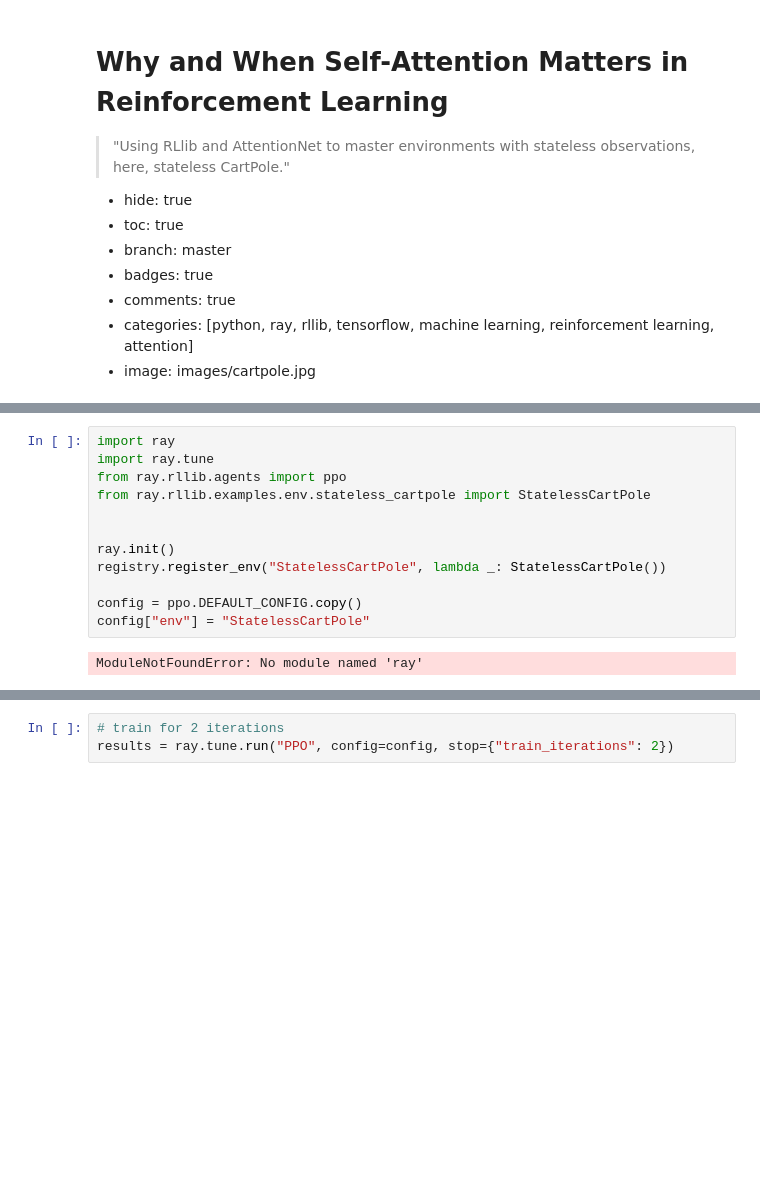
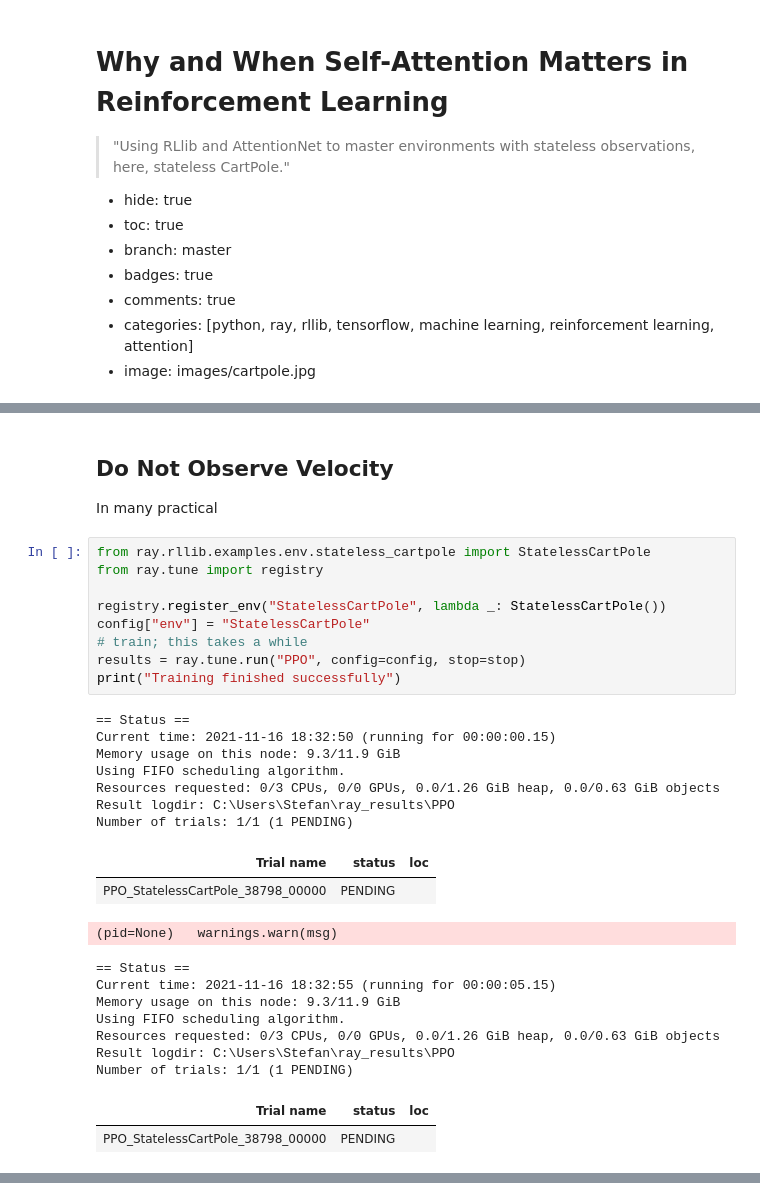
Before and after one commit to stefanbschneider/old-blog, a Jupyter notebook: _notebooks/2021-11-16-rl-self-attention.ipynb, the cells around one changed output, grey strips where cells are left out. Drawn from its saved outputs; the diff is of its cells as text; blank space fills up the shorter version.

```diff
--- a/_notebooks/2021-11-16-rl-self-attention.ipynb
+++ b/_notebooks/2021-11-16-rl-self-attention.ipynb
@@ -50,14 +180,33 @@ I am using Python 3.8 on Windows 10.
+# %% [markdown]
+## Do Not Observe Velocity
+
+In many practical
 # %%
-import ray
-import ray.tune
-from ray.rllib.agents import ppo
 from ray.rllib.examples.env.stateless_cartpole import StatelessCartPole
+from ray.tune import registry
 
-
-ray.init()
 registry.register_env("StatelessCartPole", lambda _: StatelessCartPole())
-
-config = ppo.DEFAULT_CONFIG.copy()
 config["env"] = "StatelessCartPole"
+# train; this takes a while
+results = ray.tune.run("PPO", config=config, stop=stop)
+print("Training finished successfully")
 # %% [output]
-ModuleNotFoundError: No module named 'ray'
+== Status ==
+Current time: 2021-11-16 18:32:50 (running for 00:00:00.15)
+Memory usage on this node: 9.3/11.9 GiB
+Using FIFO scheduling algorithm.
+Resources requested: 0/3 CPUs, 0/0 GPUs, 0.0/1.26 GiB heap, 0.0/0.63 GiB objects
+Result logdir: C:\Users\Stefan\ray_results\PPO
+Number of trials: 1/1 (1 PENDING)
+| Trial name | status | loc |
+| PPO_StatelessCartPole_38798_00000 | PENDING |  |
+(pid=None)   warnings.warn(msg)
+== Status ==
+Current time: 2021-11-16 18:32:55 (running for 00:00:05.15)
+Memory usage on this node: 9.3/11.9 GiB
+Using FIFO scheduling algorithm.
+Resources requested: 0/3 CPUs, 0/0 GPUs, 0.0/1.26 GiB heap, 0.0/0.63 GiB objects
+Result logdir: C:\Users\Stefan\ray_results\PPO
+Number of trials: 1/1 (1 PENDING)
+| Trial name | status | loc |
+| PPO_StatelessCartPole_38798_00000 | PENDING |  |
@@ -64,3 +215,0 @@ ModuleNotFoundError: No module named 'ray'
-# %%
-# train for 2 iterations
-results = ray.tune.run("PPO", config=config, stop={"train_iterations": 2})
```
Also changed, not shown: parts of 12 cells of this notebook.
